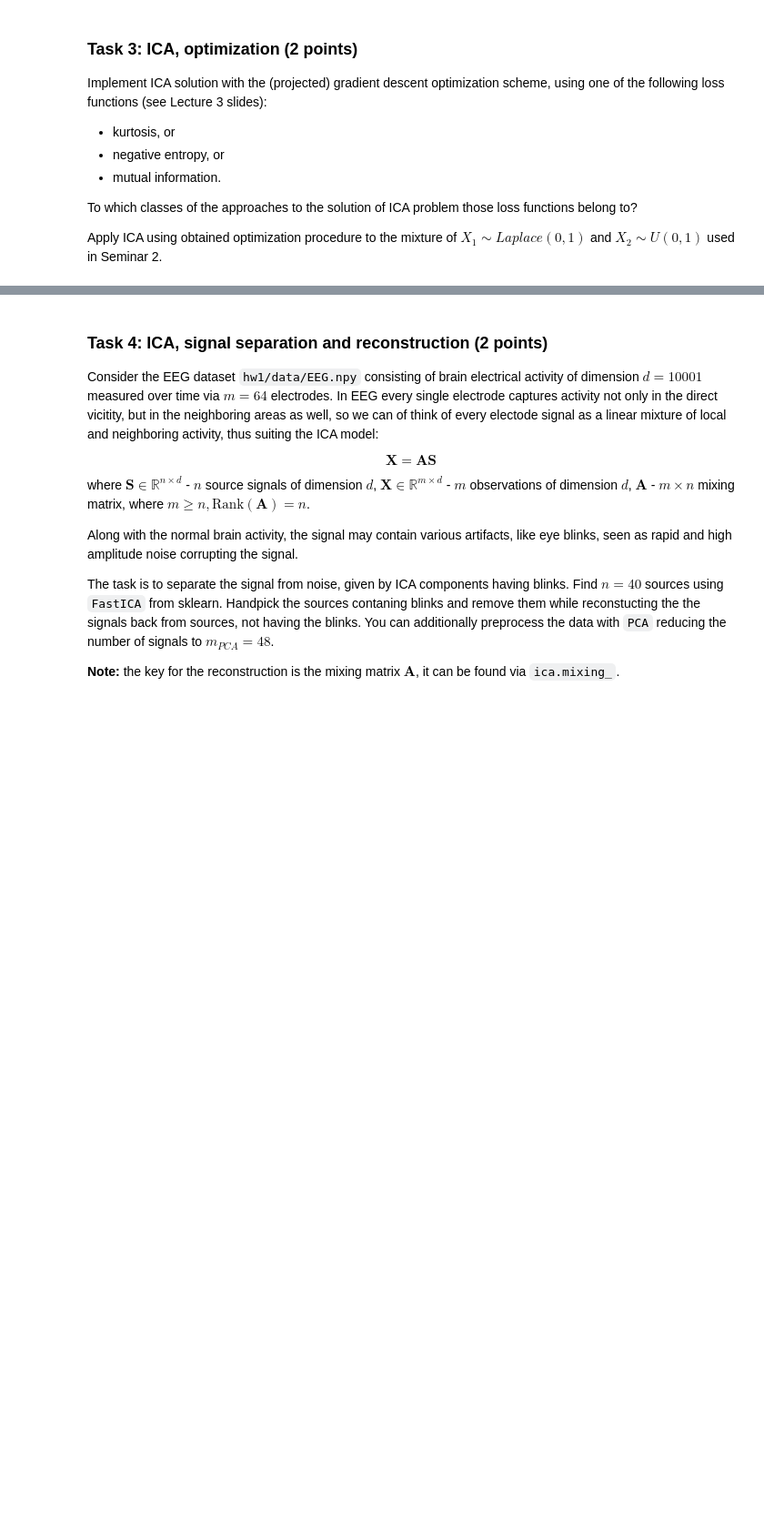
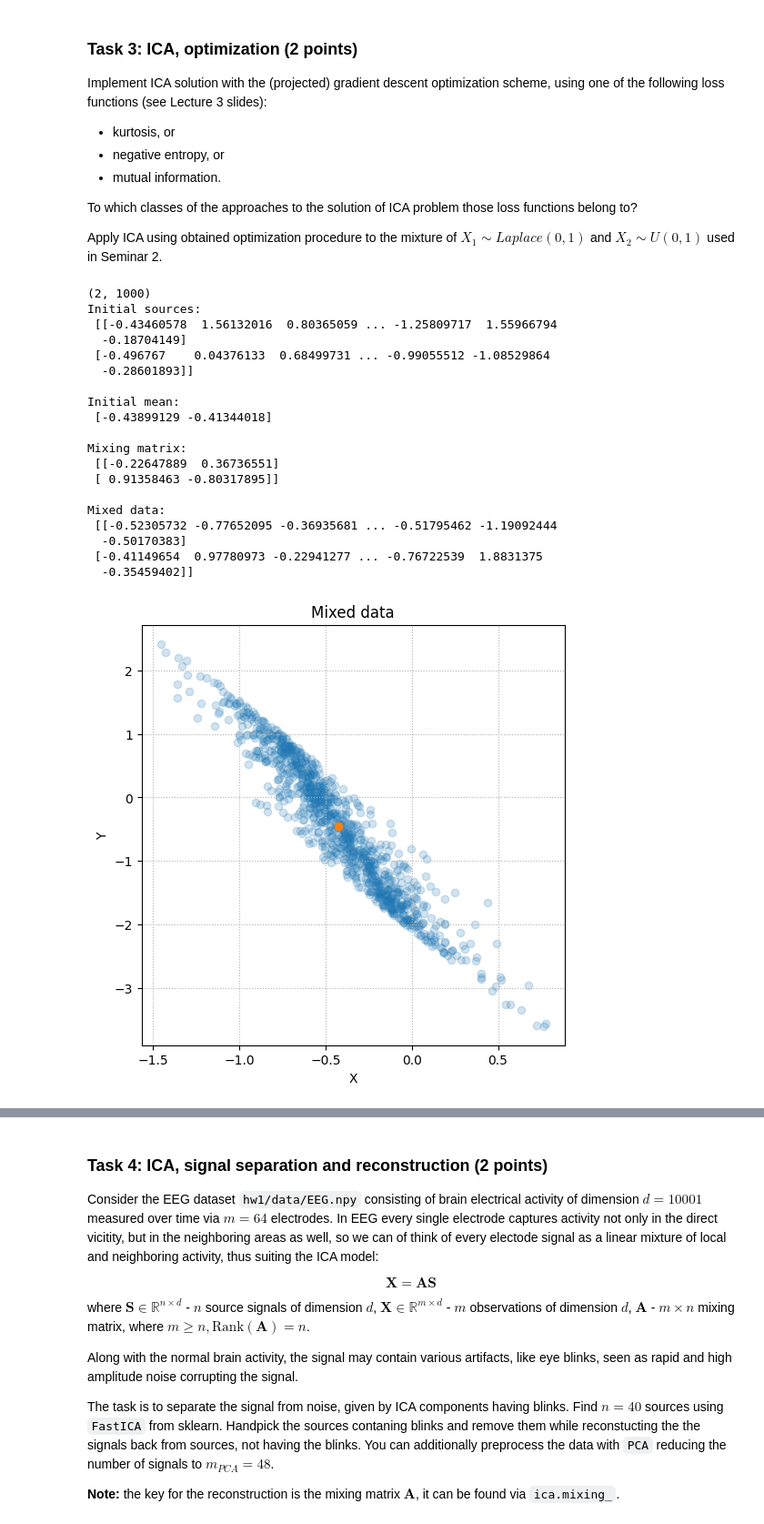
Before and after one commit to aigoncharov/course-geometrical-methods, a Jupyter notebook: hw1.ipynb, the cells around one changed output, grey strips where cells are left out. Shown: that part at 91% size. Saved outputs shown, nothing was run; the diff lists cells and outputs as text; code cells hidden in the pictures; blank space fills up the shorter version.

```diff
--- a/hw1.ipynb
+++ b/hw1.ipynb
@@ -327,4 +327,57 @@ To which classes of the approaches to the solution of ICA problem those loss fun
 
 Apply ICA using obtained optimization procedure to the mixture of $X_1 \sim Laplace(0,1)$ and $X_2 \sim U(0,1)$ used in Seminar 2.
 # %%
-# your code here
+np.random.seed(42)
+
+n, d = 1000, 2
+
+X_1 = np.random.uniform(-np.sqrt(3), np.sqrt(3), (n))
+X_2 = np.random.laplace(0, 0.5, (n))
+X = np.vstack([X_1, X_2])
+print(X.shape)
+
+# set random mean
+mean = np.random.normal(0, 0.5, d)
+
+# create random mixing matrix, 2 x 2
+M = np.random.normal(0, 1, (d, d))
+
+# mix initial sources and add mean.
+Y = M @ X + mean.reshape((2, 1))
+
+print("Initial sources:\n", X)
+print("\nInitial mean:\n", mean)
+print("\nMixing matrix:\n", M)
+print("\nMixed data:\n", Y)
+
+fig = plt.figure(figsize=(6, 6))
+
+plt.xlabel("X")
+plt.ylabel("Y")
+plt.grid(linestyle="dotted")
+plt.title("Mixed data")
+plt.scatter(Y[0], Y[1], alpha=0.2)
+plt.scatter(np.mean(Y.T, axis=0)[0], np.mean(Y.T, axis=0)[1], alpha=1)
+
+plt.show()
+# %% [output]
+(2, 1000)
+Initial sources:
+ [[-0.43460578  1.56132016  0.80365059 ... -1.25809717  1.55966794
+  -0.18704149]
+ [-0.496767    0.04376133  0.68499731 ... -0.99055512 -1.08529864
+  -0.28601893]]
+
+Initial mean:
+ [-0.43899129 -0.41344018]
+
+Mixing matrix:
+ [[-0.22647889  0.36736551]
+ [ 0.91358463 -0.80317895]]
+
+Mixed data:
+ [[-0.52305732 -0.77652095 -0.36935681 ... -0.51795462 -1.19092444
+  -0.50170383]
+ [-0.41149654  0.97780973 -0.22941277 ... -0.76722539  1.8831375
+  -0.35459402]]
+[figure, added]
```
Also changed, not shown: parts of 9 cells of this notebook, 2 other files.
